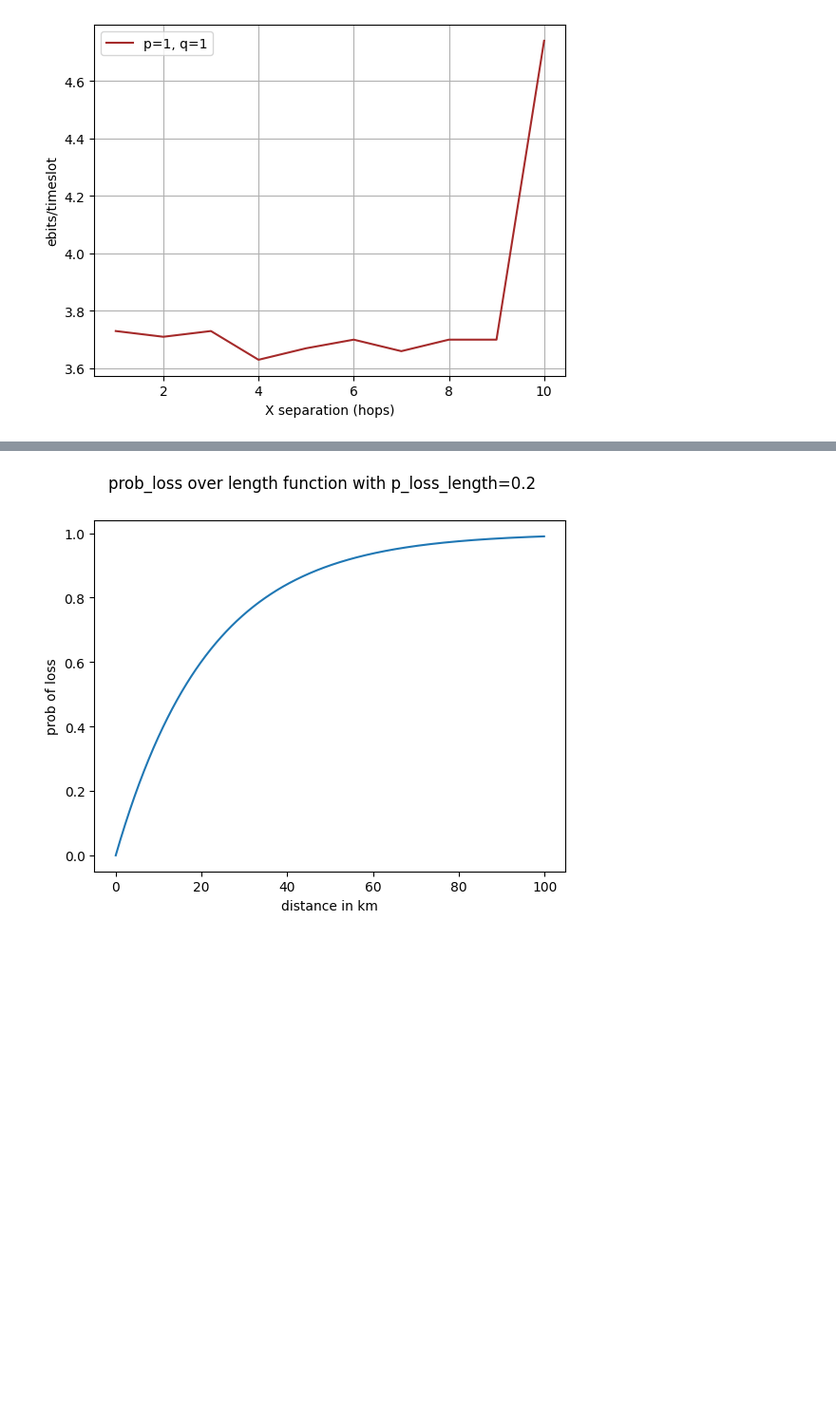
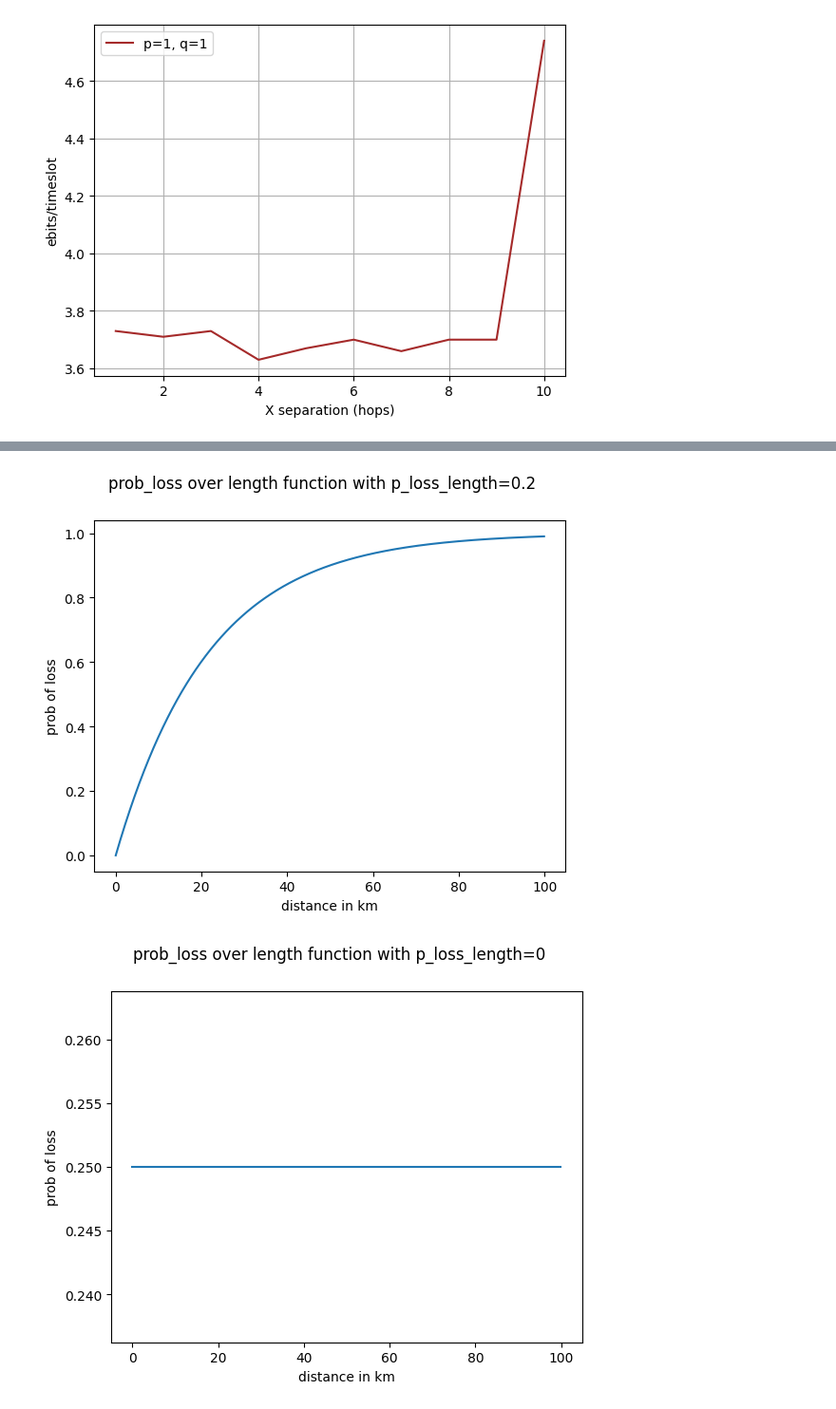
Before and after one commit to huzaifahnadeem/qnet-sim, a Jupyter notebook: src/exp_graph.ipynb, the cells around one changed output, grey strips where cells are left out. Shown at 95% size. Saved outputs shown, nothing was run; the diff lists cells and outputs as text; code cells hidden in the pictures; blank space fills up the shorter version.

Commit message:
minor graph notebook update

```diff
--- a/src/exp_graph.ipynb
+++ b/src/exp_graph.ipynb
@@ -363,12 +470,14 @@ def prob_loss_length_graph(p_loss_length, p_loss_init=0):
 # %%
 prob_loss_length_graph(0.25)
 prob_loss_length_graph(0.25, p_loss_init=0.4)
 prob_loss_length_graph(0.5)
 prob_loss_length_graph(0.9)
 prob_loss_length_graph(0.2)
+prob_loss_length_graph(0, p_loss_init=0.25)
 # %% [output]
 [figure]
 [figure]
 [figure]
 [figure]
 [figure]
+[figure, added]
```
Also changed, not shown: parts of 1 cell of this notebook.
